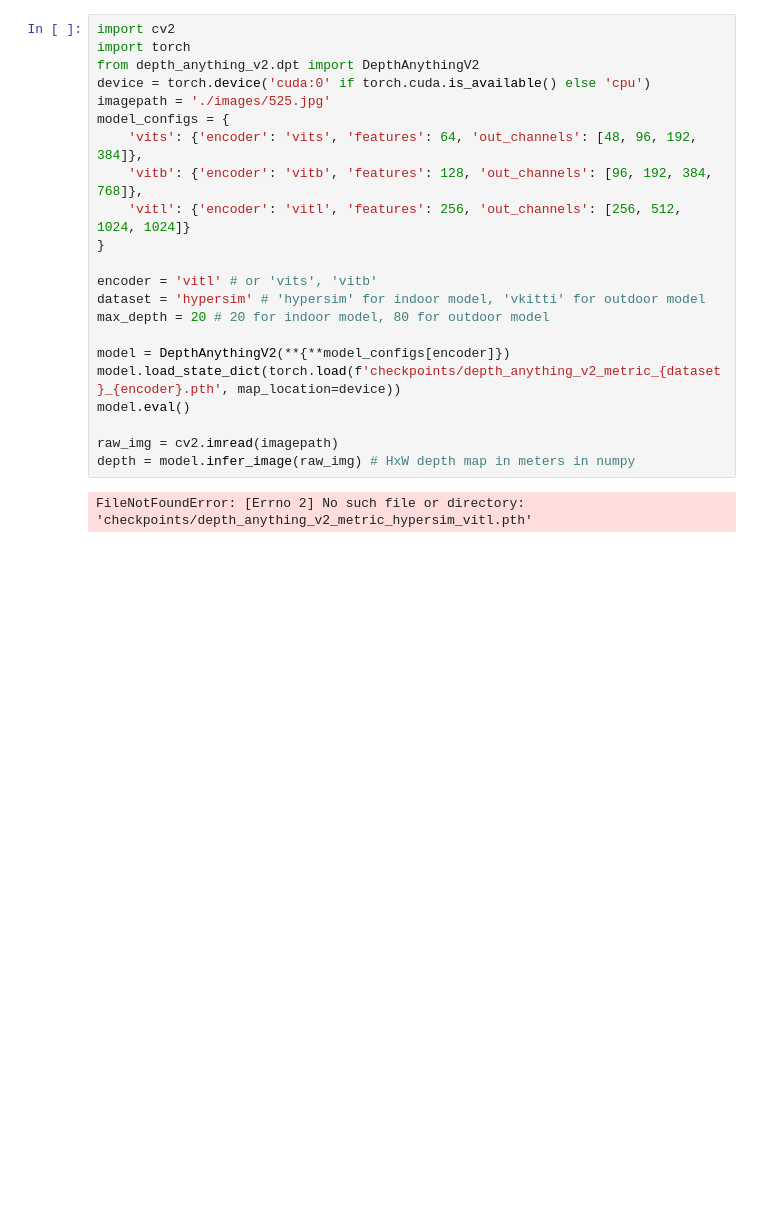
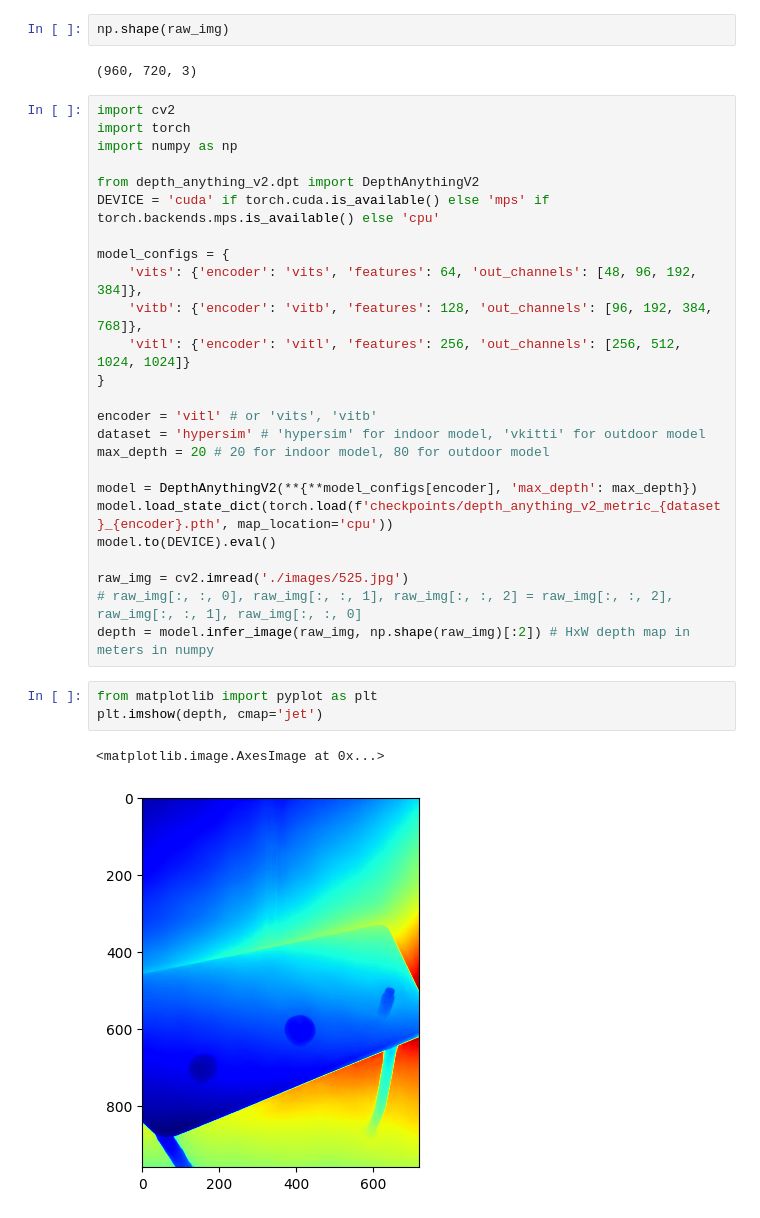
Before and after one commit to K-MinHyuk/pointcloud_editing, a Jupyter notebook: depth_extraction.ipynb, the cells around one changed output. Cells and saved outputs as stored; diff of their text form; blank space fills up the shorter version.

```diff
--- a/depth_extraction.ipynb
+++ b/depth_extraction.ipynb
@@ -33,9 +116,15 @@ if __name__ == '__main__':
+# %%
+np.shape(raw_img)
+# %% [output]
+(960, 720, 3)
 # %%
 import cv2
 import torch
+import numpy as np
+
 from depth_anything_v2.dpt import DepthAnythingV2
-device = torch.device('cuda:0' if torch.cuda.is_available() else 'cpu')
-imagepath = './images/525.jpg'
+DEVICE = 'cuda' if torch.cuda.is_available() else 'mps' if torch.backends.mps.is_available() else 'cpu'
+
 model_configs = {
     'vits': {'encoder': 'vits', 'features': 64, 'out_channels': [48, 96, 192, 384]},
     'vitb': {'encoder': 'vitb', 'features': 128, 'out_channels': [96, 192, 384, 768]},
@@ -46,11 +135,16 @@ encoder = 'vitl' # or 'vits', 'vitb'
 dataset = 'hypersim' # 'hypersim' for indoor model, 'vkitti' for outdoor model
 max_depth = 20 # 20 for indoor model, 80 for outdoor model
 
-model = DepthAnythingV2(**{**model_configs[encoder]})
-model.load_state_dict(torch.load(f'checkpoints/depth_anything_v2_metric_{dataset}_{encoder}.pth', map_location=device))
-model.eval()
+model = DepthAnythingV2(**{**model_configs[encoder], 'max_depth': max_depth})
+model.load_state_dict(torch.load(f'checkpoints/depth_anything_v2_metric_{dataset}_{encoder}.pth', map_location='cpu'))
+model.to(DEVICE).eval()
 
-raw_img = cv2.imread(imagepath)
-depth = model.infer_image(raw_img) # HxW depth map in meters in numpy
+raw_img = cv2.imread('./images/525.jpg')
+# raw_img[:, :, 0], raw_img[:, :, 1], raw_img[:, :, 2] = raw_img[:, :, 2], raw_img[:, :, 1], raw_img[:, :, 0]
+depth = model.infer_image(raw_img, np.shape(raw_img)[:2]) # HxW depth map in meters in numpy
-# %% [output]
-FileNotFoundError: [Errno 2] No such file or directory: 'checkpoints/depth_anything_v2_metric_hypersim_vitl.pth'
+# %%
+from matplotlib import pyplot as plt
+plt.imshow(depth, cmap='jet')
+# %% [output]
+<matplotlib.image.AxesImage at 0x...>
+[figure, added]
```
Also changed, not shown: parts of 14 cells of this notebook, 3 other files.
